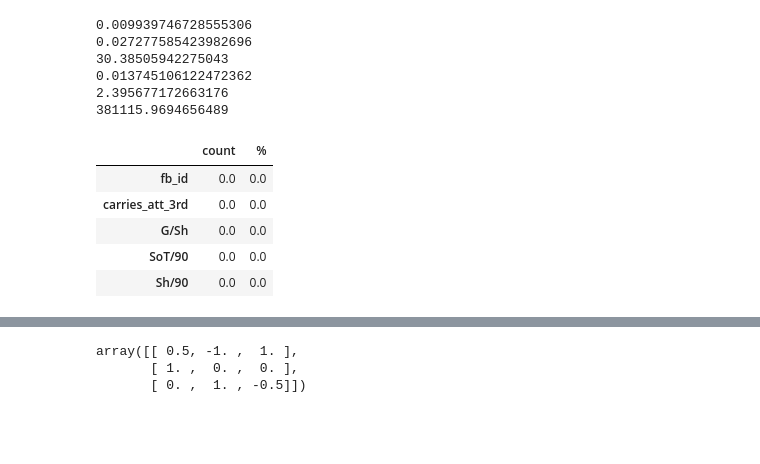
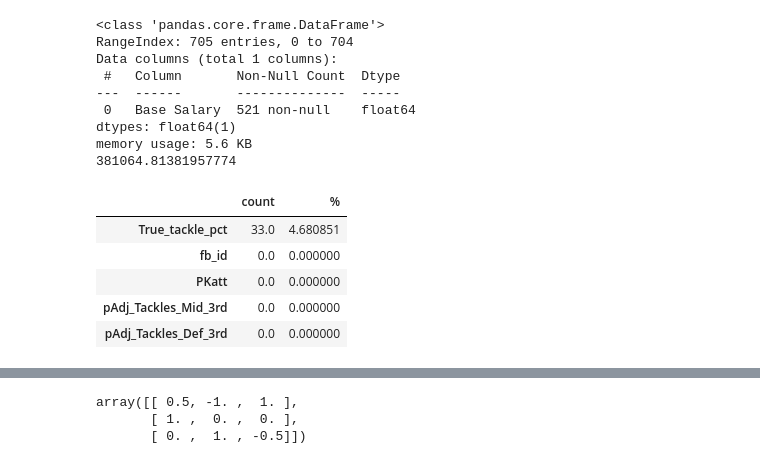
Before and after one commit to misterrustia/MLS_clustering_Captsone, a Jupyter notebook: feature_engineering/initial_tuning.ipynb, the cells around one changed output, grey strips where cells are left out. Cells and saved outputs as stored; diff of their text form; code cells hidden in the pictures; blank space fills up the shorter version.

```diff
--- a/feature_engineering/initial_tuning.ipynb
+++ b/feature_engineering/initial_tuning.ipynb
@@ -11,4 +11,16 @@ df = pd.read_csv('../data/final_per_90_and_pAdj.csv')
 # %%
 # ## dont need club for NMF
 
-df.drop(columns=['Unnamed: 0_y', 'First Name', 'Last Name', 'name', '_merge','Club','Guaranteed Compensation'],inplace=True)
+clubs = df['Club']
+df.drop(columns=['Club'],inplace=True)
+# %%
+# ## dont need club for NMF
+
+clubs = df['Club']
+df.drop(columns=['Club'],inplace=True)
+missing = [df.isnull().sum(),100*df.isnull().mean()]
+m = pd.DataFrame(missing)
+m = m.T
+m.columns=['count', '%']
+m = m.sort_values(by='count',ascending=False)
+m.head()
@@ -15,25 +34,32 @@ df.drop(columns=['Unnamed: 0_y', 'First Name', 'Last Name', 'name', '_merge','Cl
 # %%
-cols = ['G/Sh','G/SoT','SoT%','npxG/Sh','Dist','Base Salary']
+df['Base Salary'] = df['Base Salary'].str.replace('$','')
+df['Base Salary'] = df['Base Salary'].str.replace(',','')
+df['Base Salary'] = pd.to_numeric(df['Base Salary'])
+df[['Base Salary']].info()
+cols = ['Base Salary']
 for col in cols:
     print(df[col].mean())
     df[col] = df[col].fillna(df[col].mean())
 
 missing = [df.isnull().sum(),100*df.isnull().mean()]
 m = pd.DataFrame(missing)
 m = m.T
 m.columns=['count', '%']
 m = m.sort_values(by='count',ascending=False)
 m.head()
 # %% [output]
-0.009939746728555306
-0.027277585423982696
-30.38505942275043
-0.013745106122472362
-2.395677172663176
-381115.9694656489
+<class 'pandas.core.frame.DataFrame'>
+RangeIndex: 705 entries, 0 to 704
+Data columns (total 1 columns):
+ #   Column       Non-Null Count  Dtype
+---  ------       --------------  -----
+ 0   Base Salary  521 non-null    float64
+dtypes: float64(1)
+memory usage: 5.6 KB
+381064.81381957774
 |  | count | % |
-| fb_id | 0.0 | 0.0 |
-| carries_att_3rd | 0.0 | 0.0 |
-| G/Sh | 0.0 | 0.0 |
-| SoT/90 | 0.0 | 0.0 |
-| Sh/90 | 0.0 | 0.0 |
+| True_tackle_pct | 33.0 | 4.680851 |
+| fb_id | 0.0 | 0.000000 |
+| PKatt | 0.0 | 0.000000 |
+| pAdj_Tackles_Mid_3rd | 0.0 | 0.000000 |
+| pAdj_Tackles_Def_3rd | 0.0 | 0.000000 |
```
Also changed, not shown: parts of 25 cells of this notebook, 4 other files.
